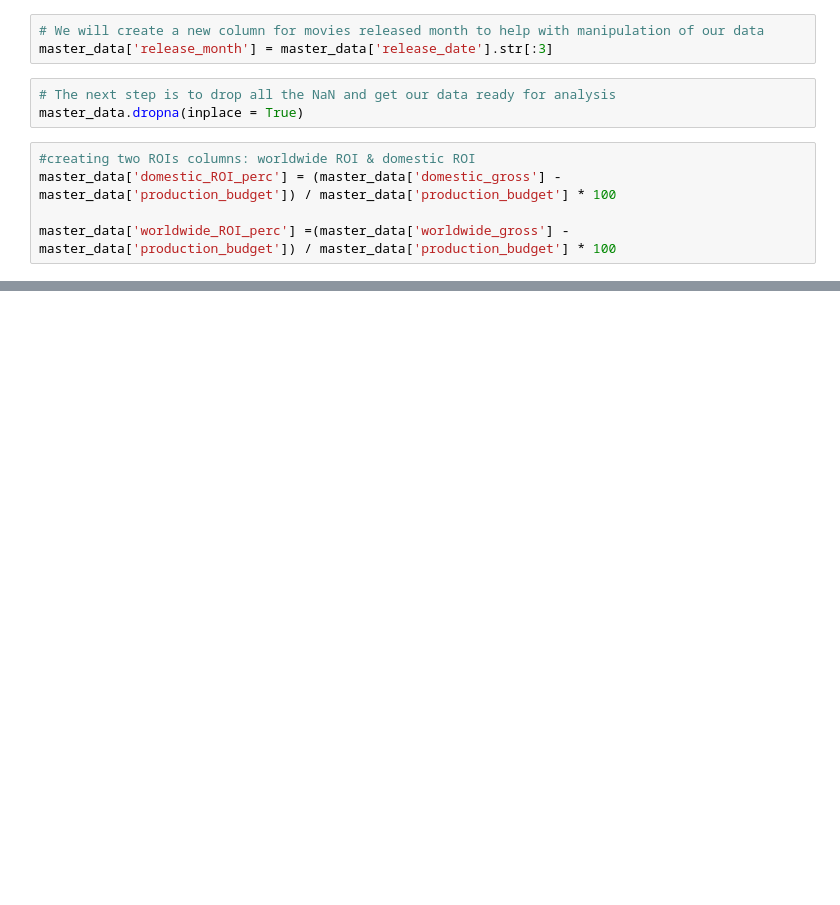
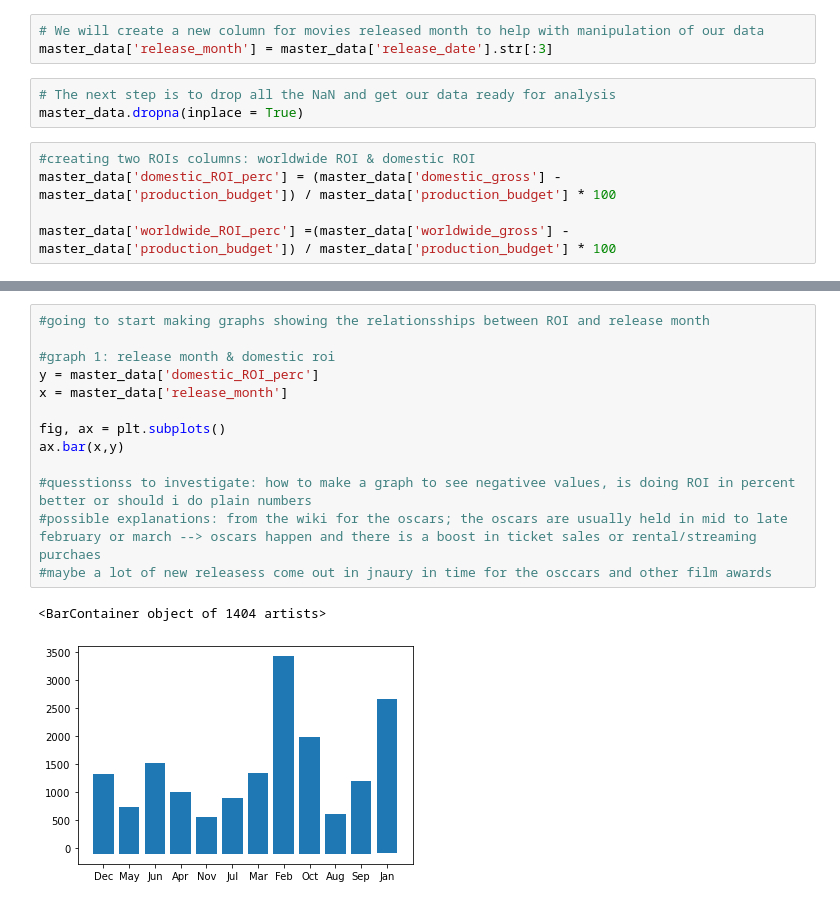
Before and after one commit to sarahadamsjack/phase-1-project-1, a Jupyter notebook: Untitled.ipynb, the cells around one changed output, grey strips where cells are left out. Cells and saved outputs as stored; diff of their text form; blank space fills up the shorter version.

Commit message:
drafted ROI and month graphs

```diff
--- a/Untitled.ipynb
+++ b/Untitled.ipynb
@@ -134,3 +134,19 @@ master_data.head()
 | tt6565702 | Jun 7, 2019 | Dark Phoenix | 350000000 | 42762350 | 149762350 | 113.0 | Action,Adventure,Sci-Fi | ... |
 | tt2395427 | May 1, 2015 | Avengers: Age of Ultron | 330600000 | 459005868 | 1403013963 | 141.0 | Action,Adventure,Sci-Fi | ... |
 | tt4154756 | Apr 27, 2018 | Avengers: Infinity War | 300000000 | 678815482 | 2048134200 | 149.0 | Action,Adventure,Sci-Fi | ... |
+# %%
+#going to start making graphs showing the relationsships between ROI and release month
+
+#graph 1: release month & domestic roi
+y = master_data['domestic_ROI_perc']
+x = master_data['release_month']
+
+fig, ax = plt.subplots()
+ax.bar(x,y)
+
+#quesstionss to investigate: how to make a graph to see negativee values, is doing ROI in percent better or should i do plain numbers
+#possible explanations: from the wiki for the oscars; the oscars are usually held in mid to late february or march --> oscars happen and there is a boost in ticket sales or rental/streaming purchaes
+#maybe a lot of new releasess come out in jnaury in time for the osccars and other film awards
+# %% [output]
+<BarContainer object of 1404 artists>
+[figure, added]
```
Also changed, not shown: parts of 1 cell of this notebook.
